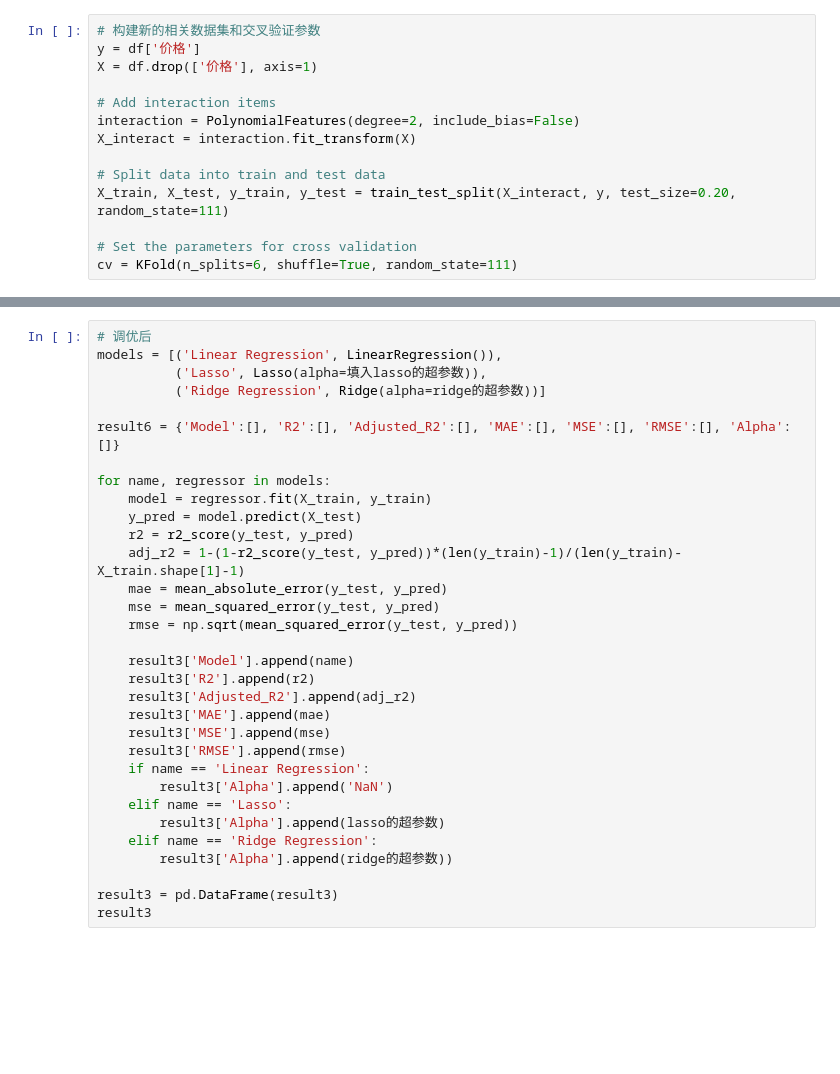
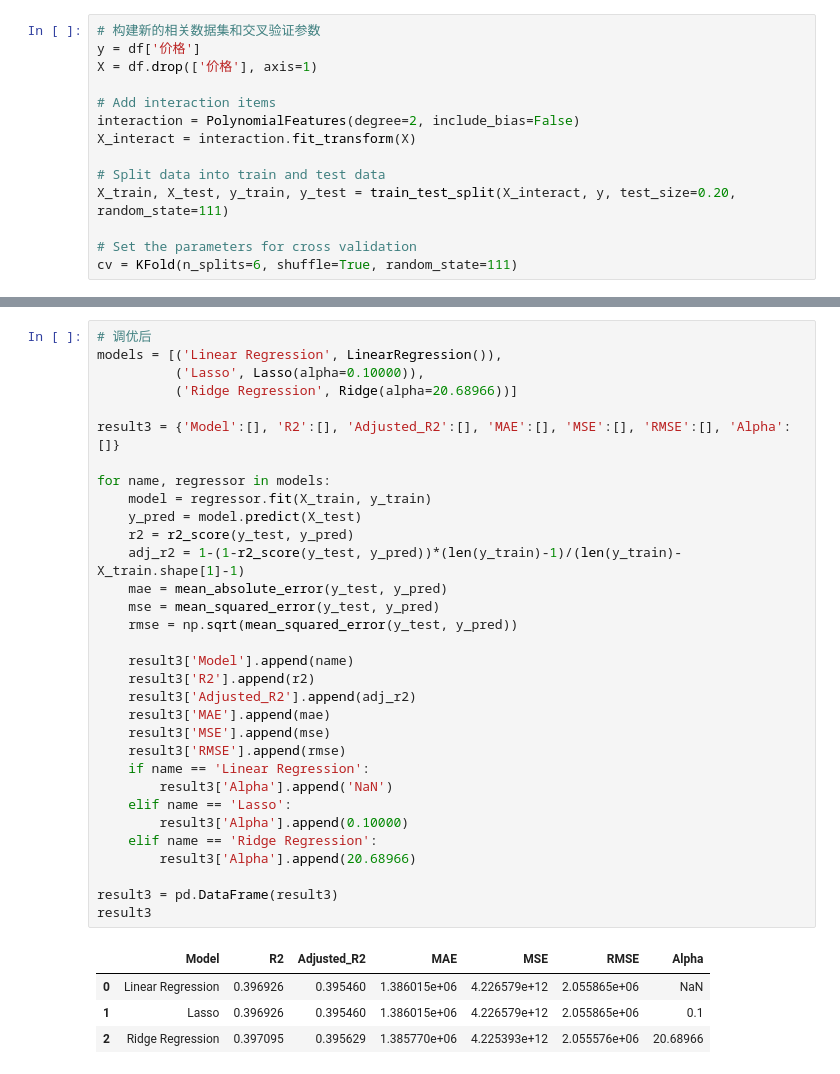
Before and after one commit to Quant-of-Renmin-University/QuantEcon2025_RUC, a Jupyter notebook: Homework/math/2022202625/Midterm/midterm_code_2022202625.ipynb, the cells around one changed output, grey strips where cells are left out. Saved outputs shown, nothing was run; the diff lists cells and outputs as text; blank space fills up the shorter version.

```diff
--- a/Homework/math/2022202625/Midterm/midterm_code_2022202625.ipynb
+++ b/Homework/math/2022202625/Midterm/midterm_code_2022202625.ipynb
@@ -673,35 +708,40 @@ print("Test score at chosen alpha: %.5f" % test_score_at_chosen_alpha)
 # %%
 # 调优后
 models = [('Linear Regression', LinearRegression()),
-          ('Lasso', Lasso(alpha=填入lasso的超参数)),
-          ('Ridge Regression', Ridge(alpha=ridge的超参数))]
+          ('Lasso', Lasso(alpha=0.10000)),
+          ('Ridge Regression', Ridge(alpha=20.68966))]
 
-result6 = {'Model':[], 'R2':[], 'Adjusted_R2':[], 'MAE':[], 'MSE':[], 'RMSE':[], 'Alpha':[]}
+result3 = {'Model':[], 'R2':[], 'Adjusted_R2':[], 'MAE':[], 'MSE':[], 'RMSE':[], 'Alpha':[]}
 
 for name, regressor in models:
     model = regressor.fit(X_train, y_train)
     y_pred = model.predict(X_test)
     r2 = r2_score(y_test, y_pred)
     adj_r2 = 1-(1-r2_score(y_test, y_pred))*(len(y_train)-1)/(len(y_train)-X_train.shape[1]-1)
     mae = mean_absolute_error(y_test, y_pred)
     mse = mean_squared_error(y_test, y_pred)
     rmse = np.sqrt(mean_squared_error(y_test, y_pred))
 
     result3['Model'].append(name)
     result3['R2'].append(r2)
     result3['Adjusted_R2'].append(adj_r2)
     result3['MAE'].append(mae)
     result3['MSE'].append(mse)
     result3['RMSE'].append(rmse)
     if name == 'Linear Regression':
         result3['Alpha'].append('NaN')
     elif name == 'Lasso':
-        result3['Alpha'].append(lasso的超参数)
+        result3['Alpha'].append(0.10000)
     elif name == 'Ridge Regression':
-        result3['Alpha'].append(ridge的超参数))
+        result3['Alpha'].append(20.68966)
 
 result3 = pd.DataFrame(result3)
 result3
+# %% [output]
+|  | Model | R2 | Adjusted_R2 | MAE | MSE | RMSE | Alpha |
+| 0 | Linear Regression | 0.396926 | 0.395460 | 1.386015e+06 | 4.226579e+12 | 2.055865e+06 | NaN |
+| 1 | Lasso | 0.396926 | 0.395460 | 1.386015e+06 | 4.226579e+12 | 2.055865e+06 | 0.1 |
+| 2 | Ridge Regression | 0.397095 | 0.395629 | 1.385770e+06 | 4.225393e+12 | 2.055576e+06 | 20.68966 |
 # %%
 results = pd.concat([result1, result2, result3],
                     keys=['模型', '交互项与非线性因素', '超参数调优'])
```
Also changed, not shown: parts of 23 cells of this notebook.
